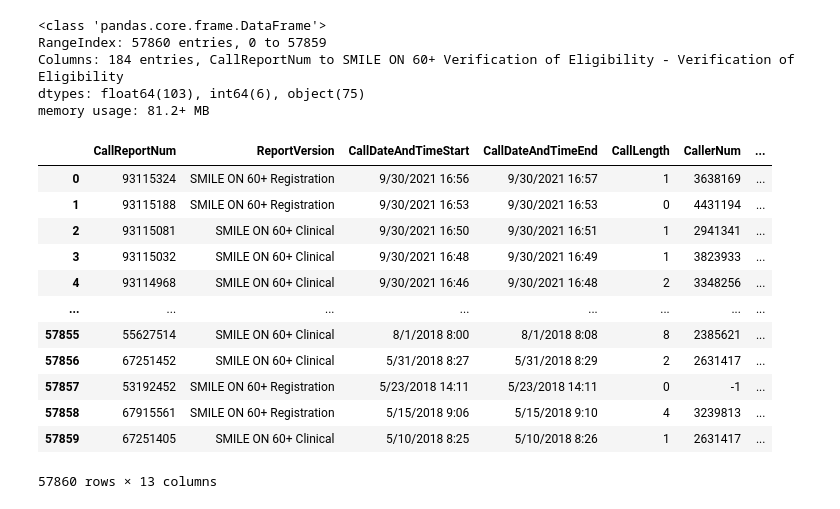
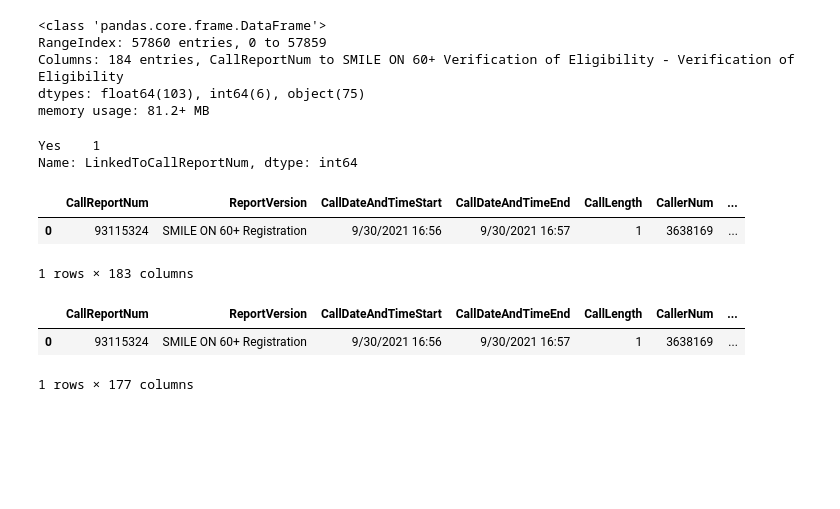
Before and after one commit to Rhunsilval/smile_on_python, a Jupyter notebook: notebook/smile_on.ipynb, the cells around one changed output. Drawn from its saved outputs; the diff is of its cells as text; code cells hidden in the pictures; blank space fills up the shorter version.

```diff
--- a/notebook/smile_on.ipynb
+++ b/notebook/smile_on.ipynb
@@ -32,19 +32,24 @@ RangeIndex: 57860 entries, 0 to 57859
 Columns: 184 entries, CallReportNum to SMILE ON 60+ Verification of Eligibility - Verification of Eligibility
 dtypes: float64(103), int64(6), object(75)
 memory usage: 81.2+ MB
-# %%
-smile.dropna(axis=1, how='any', thresh=None, subset=None, inplace=False)
-# %% [output]
-|  | CallReportNum | ReportVersion | CallDateAndTimeStart | CallDateAndTimeEnd | CallLength | CallerNum | ... |
-| 0 | 93115324 | SMILE ON 60+ Registration | 9/30/2021 16:56 | 9/30/2021 16:57 | 1 | 3638169 | ... |
-| 1 | 93115188 | SMILE ON 60+ Registration | 9/30/2021 16:53 | 9/30/2021 16:53 | 0 | 4431194 | ... |
-| 2 | 93115081 | SMILE ON 60+ Clinical | 9/30/2021 16:50 | 9/30/2021 16:51 | 1 | 2941341 | ... |
-| 3 | 93115032 | SMILE ON 60+ Clinical | 9/30/2021 16:48 | 9/30/2021 16:49 | 1 | 3823933 | ... |
-| 4 | 93114968 | SMILE ON 60+ Clinical | 9/30/2021 16:46 | 9/30/2021 16:48 | 2 | 3348256 | ... |
-| ... | ... | ... | ... | ... | ... | ... | ... |
-| 57855 | 55627514 | SMILE ON 60+ Clinical | 8/1/2018 8:00 | 8/1/2018 8:08 | 8 | 2385621 | ... |
-| 57856 | 67251452 | SMILE ON 60+ Clinical | 5/31/2018 8:27 | 5/31/2018 8:29 | 2 | 2631417 | ... |
-| 57857 | 53192452 | SMILE ON 60+ Registration | 5/23/2018 14:11 | 5/23/2018 14:11 | 0 | -1 | ... |
-| 57858 | 67915561 | SMILE ON 60+ Registration | 5/15/2018 9:06 | 5/15/2018 9:10 | 4 | 3239813 | ... |
-| 57859 | 67251405 | SMILE ON 60+ Clinical | 5/10/2018 8:25 | 5/10/2018 8:26 | 1 | 2631417 | ... |
-57860 rows × 13 columns
+# %%
+smile['LinkedToCallReportNum'].value_counts()
+# %% [output]
+Yes    1
+Name: LinkedToCallReportNum, dtype: int64
+# %%
+#drop the LinkedToCallReportNum column
+smile = smile.drop(columns = ['LinkedToCallReportNum'])
+smile.head(1)
+# %% [output]
+|  | CallReportNum | ReportVersion | CallDateAndTimeStart | CallDateAndTimeEnd | CallLength | CallerNum | ... |
+| 0 | 93115324 | SMILE ON 60+ Registration | 9/30/2021 16:56 | 9/30/2021 16:57 | 1 | 3638169 | ... |
+1 rows × 183 columns
+# %%
+#WasRealCall and the other prank type columns appear unused. Drop!
+smile = smile.drop(columns = ['WasRealCall', 'WasHangup', 'WasSexCall', 'WasWrongNumber', 'WasPrankCall', 'WasSilentCall'])
+smile.head(1)
+# %% [output]
+|  | CallReportNum | ReportVersion | CallDateAndTimeStart | CallDateAndTimeEnd | CallLength | CallerNum | ... |
+| 0 | 93115324 | SMILE ON 60+ Registration | 9/30/2021 16:56 | 9/30/2021 16:57 | 1 | 3638169 | ... |
+1 rows × 177 columns
```
